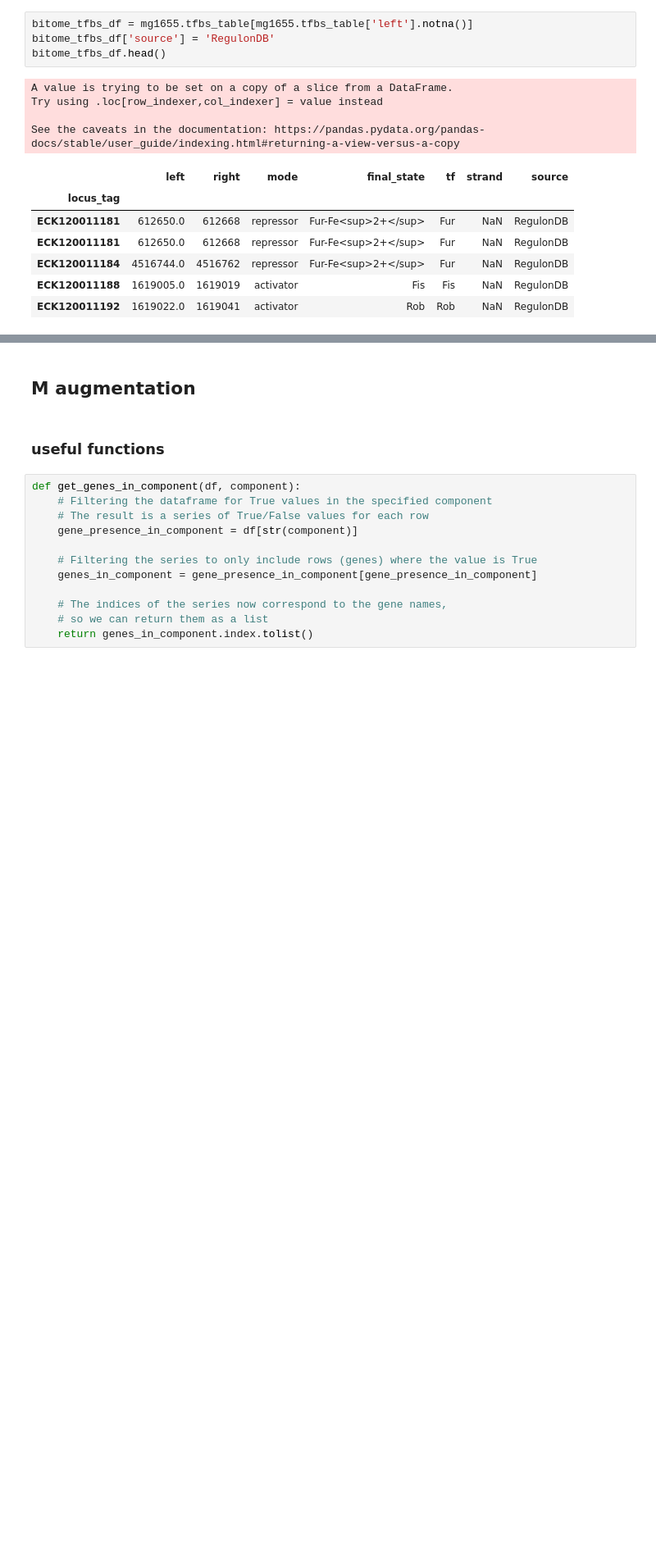
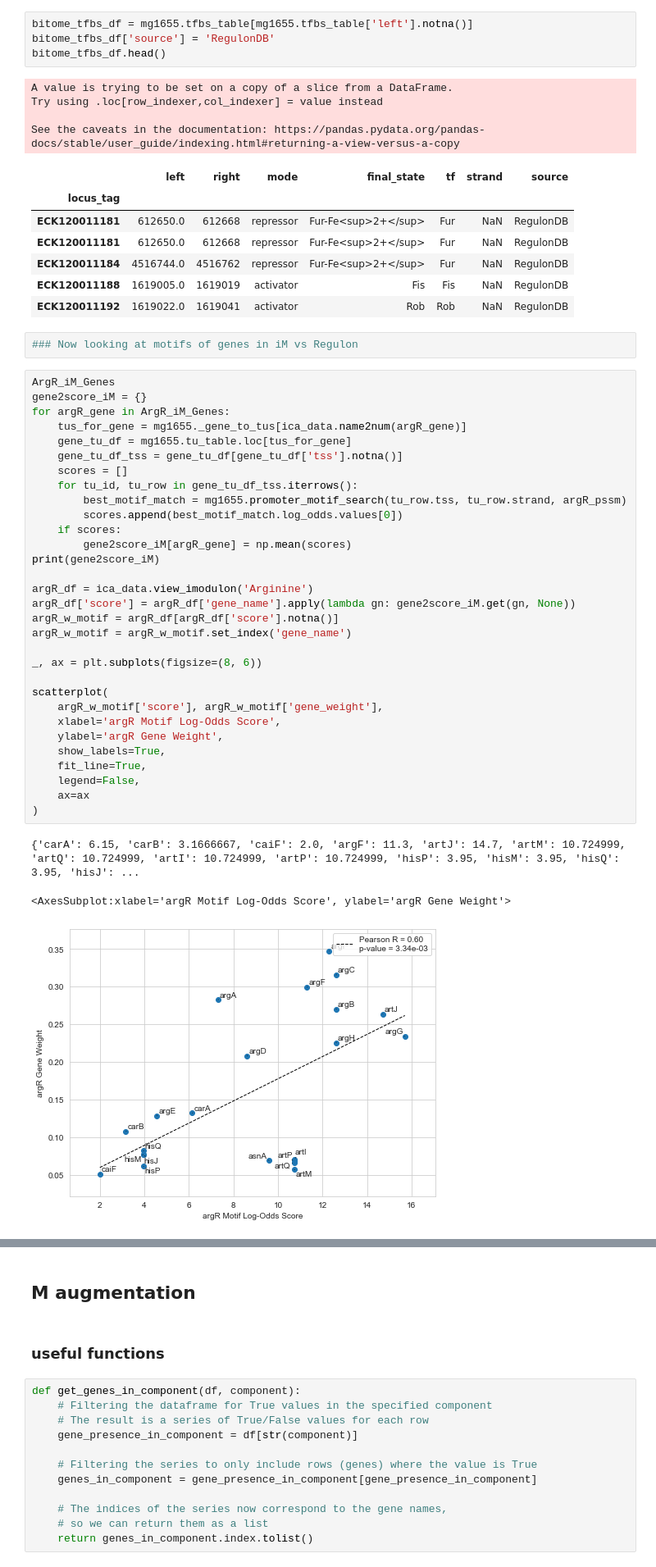
Before and after one commit to SBRG/Bacterial_TRN_Dominance_and_Independence, a Jupyter notebook: Figure_4_Regulon_Captured/Figure_4_ArgR.ipynb, the cells around one changed output, grey strips where cells are left out. Shown: that part at 82% size. Drawn from its saved outputs; the diff is of its cells as text; blank space fills up the shorter version.

Commit message:
continued progress in motif analysis of ArgR regulon and iM

```diff
--- a/Figure_4_Regulon_Captured/Figure_4_ArgR.ipynb
+++ b/Figure_4_Regulon_Captured/Figure_4_ArgR.ipynb
@@ -517,3 +515,40 @@ See the caveats in the documentation: https://pandas.pydata.org/pandas-docs/stab
 | ECK120011184 | 4516744.0 | 4516762 | repressor | Fur-Fe<sup>2+</sup> | Fur | NaN | RegulonDB |
 | ECK120011188 | 1619005.0 | 1619019 | activator | Fis | Fis | NaN | RegulonDB |
 | ECK120011192 | 1619022.0 | 1619041 | activator | Rob | Rob | NaN | RegulonDB |
+# %%
+### Now looking at motifs of genes in iM vs Regulon
+# %%
+ArgR_iM_Genes
+gene2score_iM = {}
+for argR_gene in ArgR_iM_Genes:
+    tus_for_gene = mg1655._gene_to_tus[ica_data.name2num(argR_gene)]
+    gene_tu_df = mg1655.tu_table.loc[tus_for_gene]
+    gene_tu_df_tss = gene_tu_df[gene_tu_df['tss'].notna()]
+    scores = []
+    for tu_id, tu_row in gene_tu_df_tss.iterrows():
+        best_motif_match = mg1655.promoter_motif_search(tu_row.tss, tu_row.strand, argR_pssm)
+        scores.append(best_motif_match.log_odds.values[0])
+    if scores:
+        gene2score_iM[argR_gene] = np.mean(scores)
+print(gene2score_iM)
+
+argR_df = ica_data.view_imodulon('Arginine')
+argR_df['score'] = argR_df['gene_name'].apply(lambda gn: gene2score_iM.get(gn, None))
+argR_w_motif = argR_df[argR_df['score'].notna()]
+argR_w_motif = argR_w_motif.set_index('gene_name')
+
+_, ax = plt.subplots(figsize=(8, 6))
+
+scatterplot(
+    argR_w_motif['score'], argR_w_motif['gene_weight'],
+    xlabel='argR Motif Log-Odds Score',
+    ylabel='argR Gene Weight',
+    show_labels=True,
+    fit_line=True,
+    legend=False,
+    ax=ax
+)
+# %% [output]
+{'carA': 6.15, 'carB': 3.1666667, 'caiF': 2.0, 'argF': 11.3, 'artJ': 14.7, 'artM': 10.724999, 'artQ': 10.724999, 'artI': 10.724999, 'artP': 10.724999, 'hisP': 3.95, 'hisM': 3.95, 'hisQ': 3.95, 'hisJ': ...
+<AxesSubplot:xlabel='argR Motif Log-Odds Score', ylabel='argR Gene Weight'>
+[figure, added]
```
Also changed, not shown: parts of 40 cells of this notebook.
